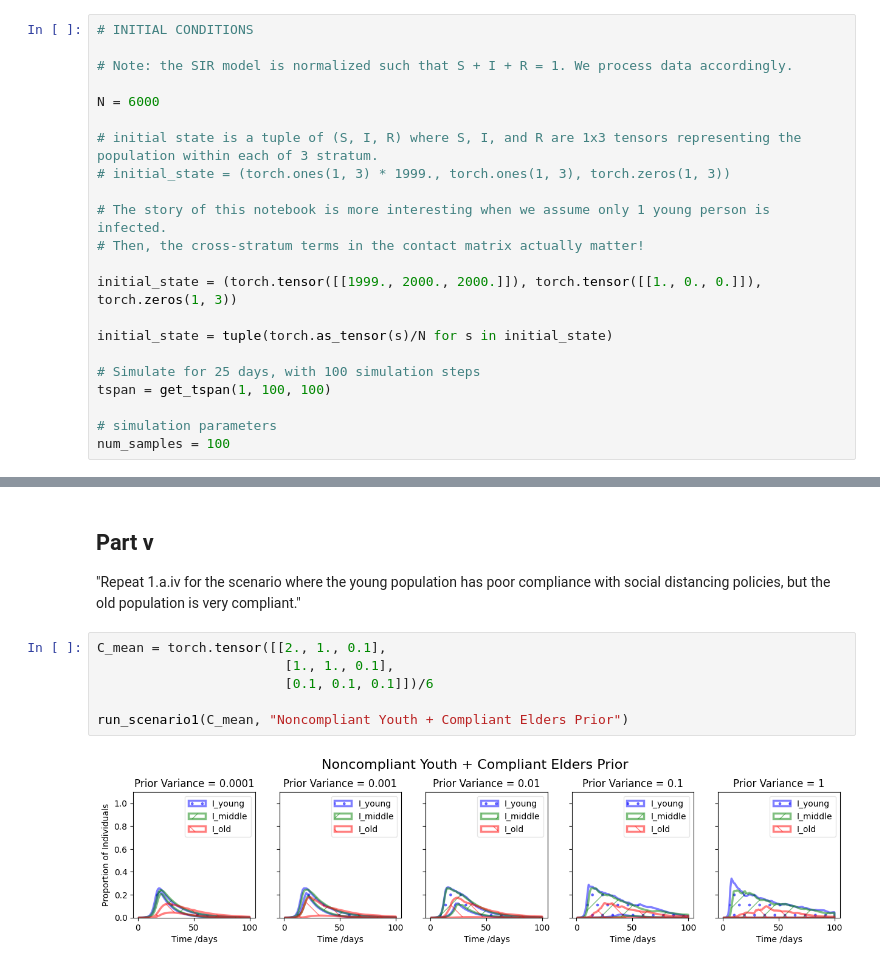
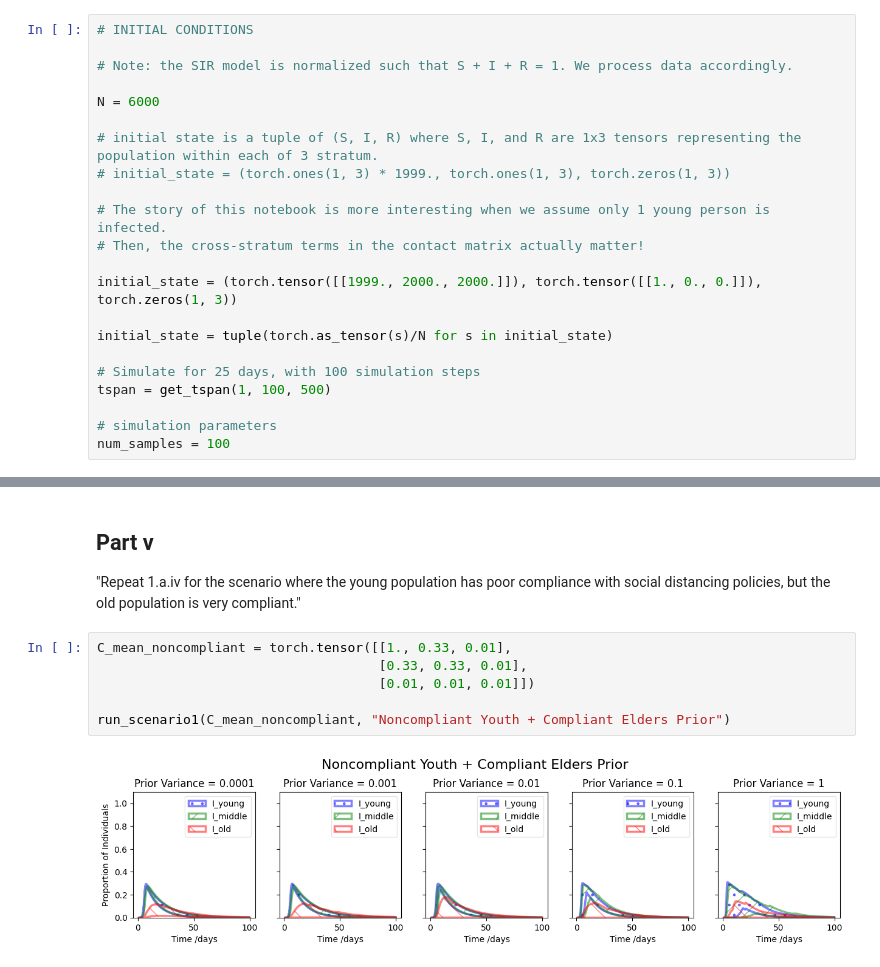
Before and after one commit to DARPA-ASKEM/program-milestones, a Jupyter notebook: 6-month-milestone/evaluation/scenario_1/ta_3/ciemss/scenario1.ipynb, the cells around one changed output, grey strips where cells are left out. Cells and saved outputs as stored; diff of their text form.

Commit message:
updated scenario 1 for ciemss

```diff
--- a/6-month-milestone/evaluation/scenario_1/ta_3/ciemss/scenario1.ipynb
+++ b/6-month-milestone/evaluation/scenario_1/ta_3/ciemss/scenario1.ipynb
@@ -179,7 +182,7 @@ initial_state = (torch.tensor([[1999., 2000., 2000.]]), torch.tensor([[1., 0., 0
 initial_state = tuple(torch.as_tensor(s)/N for s in initial_state)
 
 # Simulate for 25 days, with 100 simulation steps
-tspan = get_tspan(1, 100, 100)
+tspan = get_tspan(1, 100, 500)
 
 # simulation parameters
 num_samples = 100
@@ -336,10 +335,10 @@ run_scenario1(C_mean, "Social Distancing Prior")
 ## Part v
 "Repeat 1.a.iv for the scenario where the young population has poor compliance with social distancing policies, but the old population is very compliant."
 # %%
-C_mean = torch.tensor([[2., 1., 0.1],
-                        [1., 1., 0.1],
-                        [0.1, 0.1, 0.1]])/6
+C_mean_noncompliant = torch.tensor([[1., 0.33, 0.01],
+                                    [0.33, 0.33, 0.01],
+                                    [0.01, 0.01, 0.01]])
 
-run_scenario1(C_mean, "Noncompliant Youth + Compliant Elders Prior")
+run_scenario1(C_mean_noncompliant, "Noncompliant Youth + Compliant Elders Prior")
 # %% [output]
-[figure, old version]
+[figure, new version]
```
Also changed, not shown: parts of 8 cells of this notebook.
